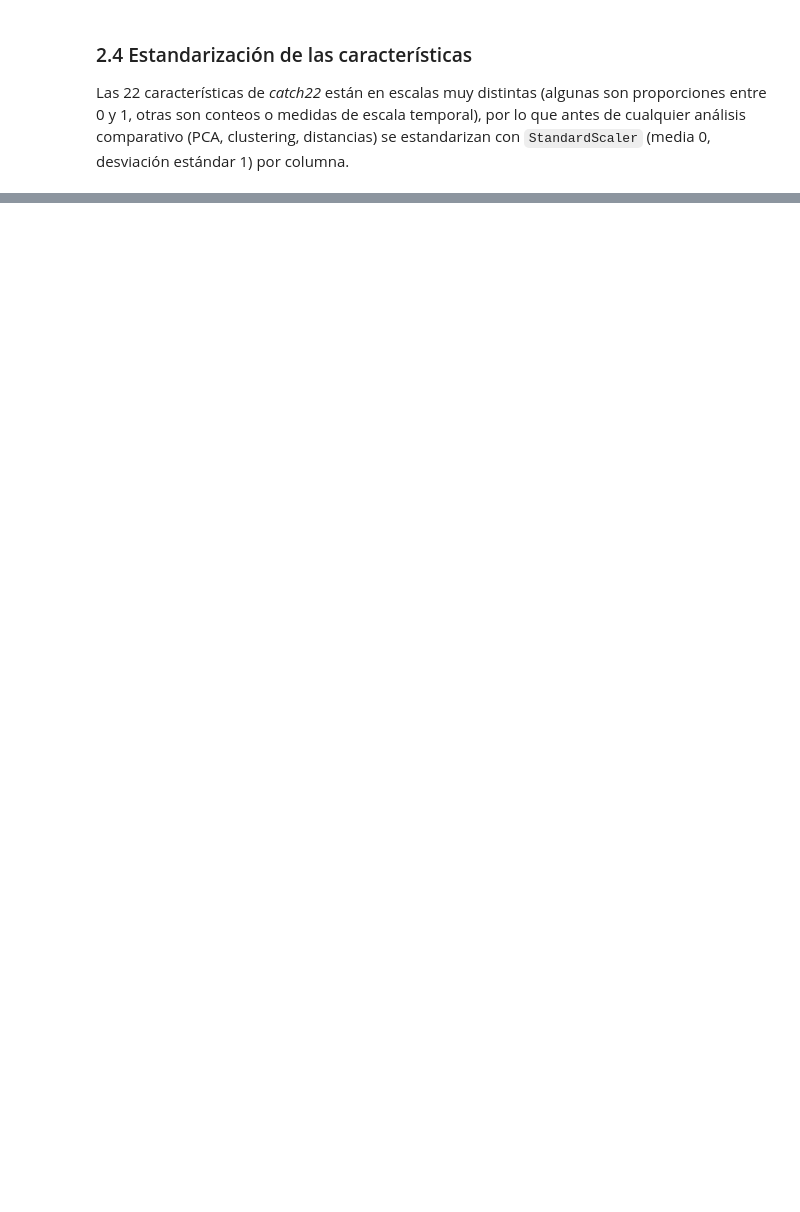
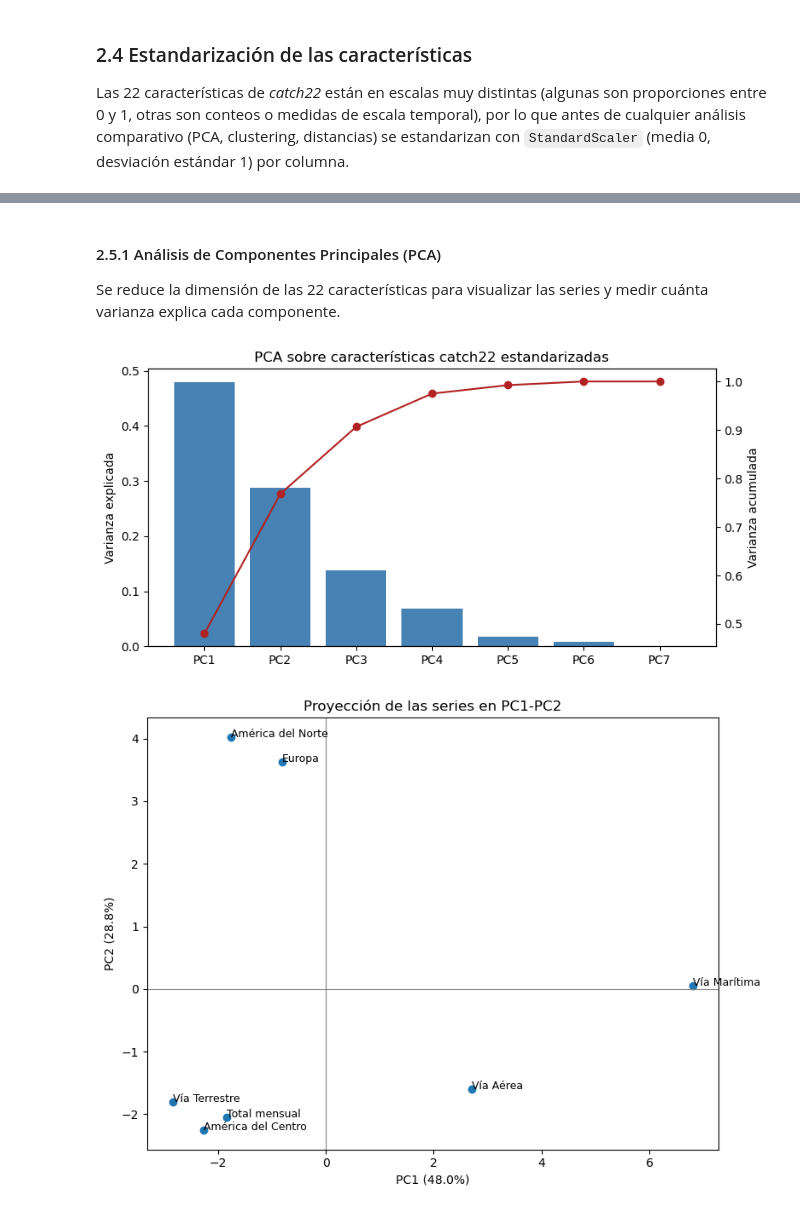
Before and after one commit to Ikeel04/Labs-DS, a Jupyter notebook: Lab2/Laboratorio2_LSTM.ipynb, the cells around one changed output, grey strips where cells are left out. Cells and saved outputs as stored; diff of their text form; code cells hidden in the pictures; blank space fills up the shorter version.

```diff
--- a/Lab2/Laboratorio2_LSTM.ipynb
+++ b/Lab2/Laboratorio2_LSTM.ipynb
@@ -597,0 +693,40 @@ std                 1.08  ...                         1.08
+# %% [markdown]
+#### 2.5.1 Análisis de Componentes Principales (PCA)
+
+Se reduce la dimensión de las 22 características para visualizar las series y medir cuánta varianza explica cada componente.
+# %%
+from sklearn.decomposition import PCA
+
+pca = PCA()
+pca_scores = pca.fit_transform(catch22_std)
+
+varianza = pd.DataFrame({
+    "Componente": [f"PC{i+1}" for i in range(len(pca.explained_variance_ratio_))],
+    "Varianza": pca.explained_variance_ratio_,
+    "Acumulada": pca.explained_variance_ratio_.cumsum(),
+})
+varianza
+
+fig, ax1 = plt.subplots(figsize=(8, 4))
+ax1.bar(varianza["Componente"], varianza["Varianza"], color="steelblue")
+ax1.set_ylabel("Varianza explicada")
+ax2 = ax1.twinx()
+ax2.plot(varianza["Componente"], varianza["Acumulada"], "o-", color="firebrick")
+ax2.set_ylabel("Varianza acumulada")
+ax1.set_title("PCA sobre características catch22 estandarizadas")
+plt.tight_layout()
+plt.show()
+
+fig, ax = plt.subplots(figsize=(8, 6))
+ax.scatter(pca_scores[:, 0], pca_scores[:, 1])
+for x, y, nombre in zip(pca_scores[:, 0], pca_scores[:, 1], catch22_std.index):
+    ax.annotate(nombre, (x, y), fontsize=9)
+ax.axhline(0, color="gray", lw=0.8); ax.axvline(0, color="gray", lw=0.8)
+ax.set_xlabel(f"PC1 ({pca.explained_variance_ratio_[0]:.1%})")
+ax.set_ylabel(f"PC2 ({pca.explained_variance_ratio_[1]:.1%})")
+ax.set_title("Proyección de las series en PC1-PC2")
+plt.tight_layout()
+plt.show()
+# %% [output]
+[figure, added]
+[figure, added]
```
Also changed, not shown: parts of 20 cells of this notebook.
